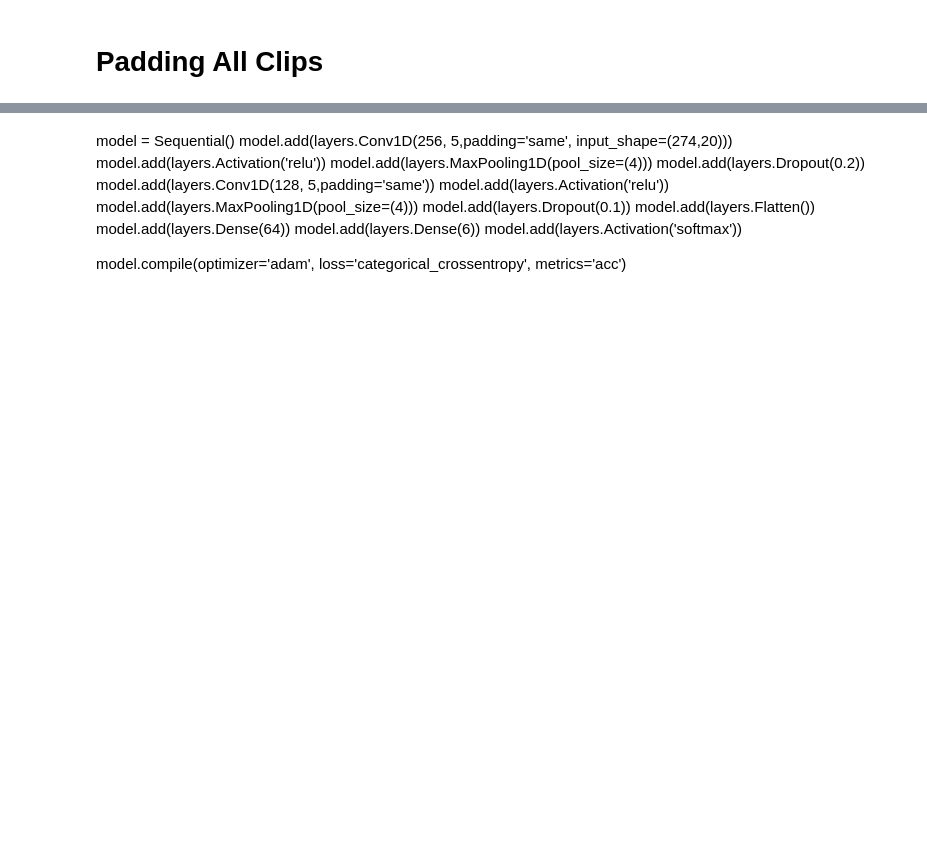
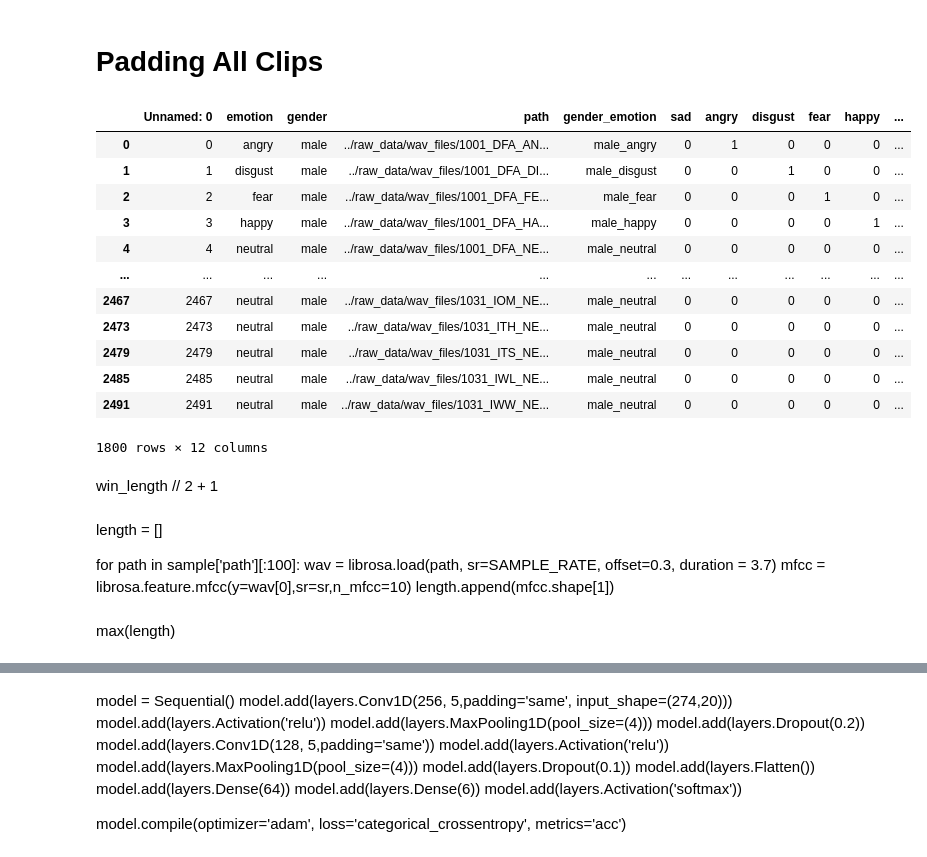
Before and after one commit to geowilso/speech-emotion-recognition, a Jupyter notebook: notebooks/george_mfccs.ipynb, the cells around one changed output, grey strips where cells are left out. Drawn from its saved outputs; the diff is of its cells as text; code cells hidden in the pictures; blank space fills up the shorter version.

```diff
--- a/notebooks/george_mfccs.ipynb
+++ b/notebooks/george_mfccs.ipynb
@@ -87,6 +89,14 @@ def happy(x):
 
 def neutral(x):
     return 1 if x.lower() == 'neutral' else 0
+
+def pos_or_neg(x):
+    if x == 'happy':
+        return 'positive'
+    elif x == 'neutral':
+        return x
+    else:
+        return 'negative'
 # %%
 CREMA_df['gender_emotion'] = CREMA_df.apply(combo,axis=1)
 CREMA_df['sad'] = CREMA_df['emotion'].apply(sad)
@@ -95,5 +105,6 @@ CREMA_df['disgust'] = CREMA_df['emotion'].apply(disgust)
 CREMA_df['fear'] = CREMA_df['emotion'].apply(fear)
 CREMA_df['happy'] = CREMA_df['emotion'].apply(happy)
 CREMA_df['neutral'] = CREMA_df['emotion'].apply(neutral)
+CREMA_df['pos_or_neg'] = CREMA_df['emotion'].apply(pos_or_neg)
 # %%
 CREMA_df
@@ -390,5 +394,20 @@ X_pad.shape
 # %%
+CREMA_df.to_csv('targets.csv')
 targets = pd.read_csv('targets.csv')
 group = targets.groupby('gender_emotion')
-sample = group.head(50)
+sample = group.head(150)
 sample
+# %% [output]
+|  | Unnamed: 0 | emotion | gender | path | gender_emotion | sad | angry | disgust | fear | happy | ... |
+| 0 | 0 | angry | male | ../raw_data/wav_files/1001_DFA_AN... | male_angry | 0 | 1 | 0 | 0 | 0 | ... |
+| 1 | 1 | disgust | male | ../raw_data/wav_files/1001_DFA_DI... | male_disgust | 0 | 0 | 1 | 0 | 0 | ... |
+| 2 | 2 | fear | male | ../raw_data/wav_files/1001_DFA_FE... | male_fear | 0 | 0 | 0 | 1 | 0 | ... |
+| 3 | 3 | happy | male | ../raw_data/wav_files/1001_DFA_HA... | male_happy | 0 | 0 | 0 | 0 | 1 | ... |
+| 4 | 4 | neutral | male | ../raw_data/wav_files/1001_DFA_NE... | male_neutral | 0 | 0 | 0 | 0 | 0 | ... |
+| ... | ... | ... | ... | ... | ... | ... | ... | ... | ... | ... | ... |
+| 2467 | 2467 | neutral | male | ../raw_data/wav_files/1031_IOM_NE... | male_neutral | 0 | 0 | 0 | 0 | 0 | ... |
+| 2473 | 2473 | neutral | male | ../raw_data/wav_files/1031_ITH_NE... | male_neutral | 0 | 0 | 0 | 0 | 0 | ... |
+| 2479 | 2479 | neutral | male | ../raw_data/wav_files/1031_ITS_NE... | male_neutral | 0 | 0 | 0 | 0 | 0 | ... |
+| 2485 | 2485 | neutral | male | ../raw_data/wav_files/1031_IWL_NE... | male_neutral | 0 | 0 | 0 | 0 | 0 | ... |
+| 2491 | 2491 | neutral | male | ../raw_data/wav_files/1031_IWW_NE... | male_neutral | 0 | 0 | 0 | 0 | 0 | ... |
+1800 rows × 12 columns
@@ -409,0 +414,11 @@ X_pad.shape
+# %% [markdown]
+win_length // 2 + 1
+# %% [markdown]
+length = []
+
+for path in sample['path'][:100]:
+    wav = librosa.load(path, sr=SAMPLE_RATE, offset=0.3, duration = 3.7)
+    mfcc = librosa.feature.mfcc(y=wav[0],sr=sr,n_mfcc=10)
+    length.append(mfcc.shape[1])
+# %% [markdown]
+max(length)
```
Also changed, not shown: parts of 46 cells of this notebook, 1 other file.
